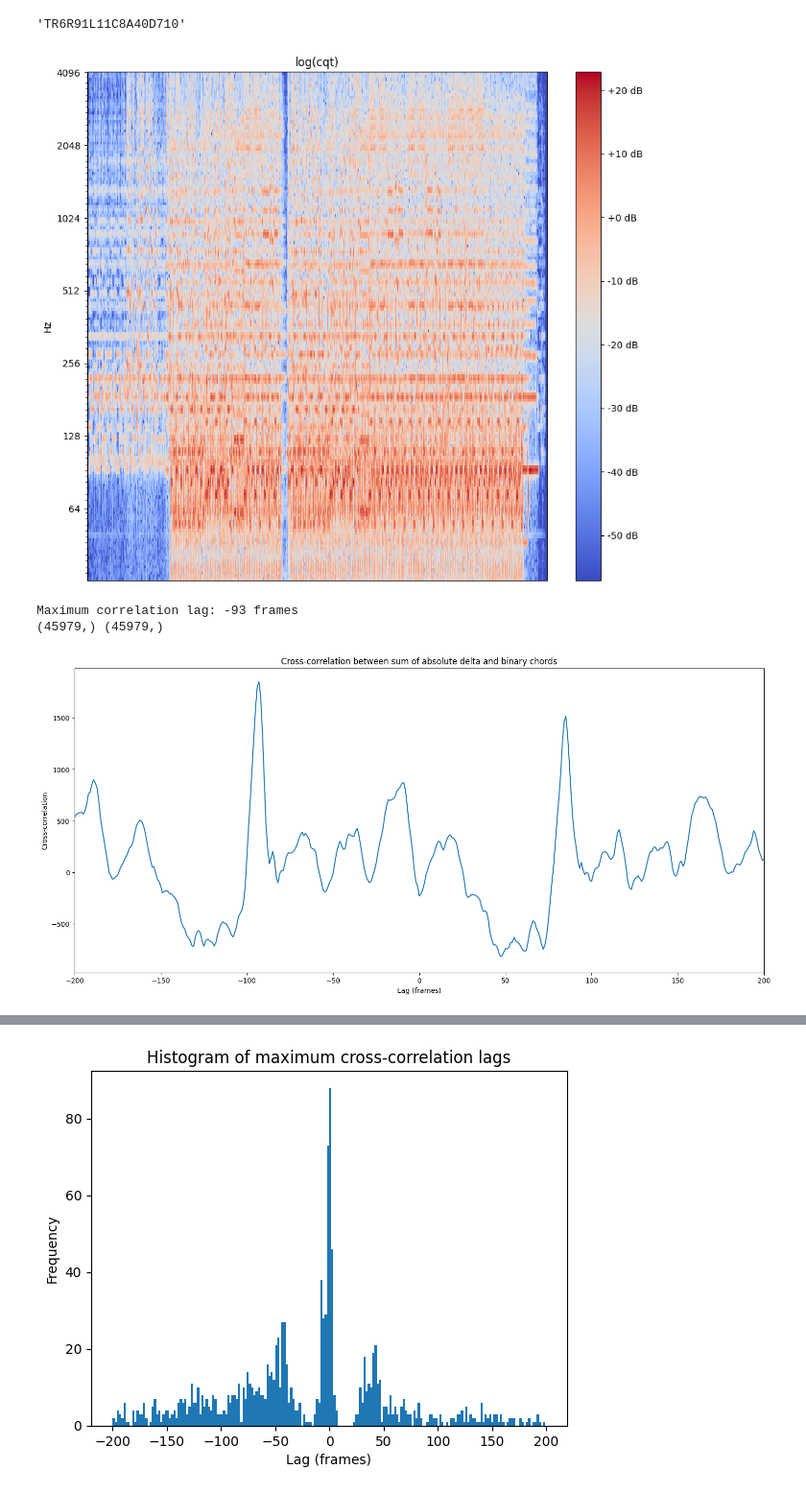
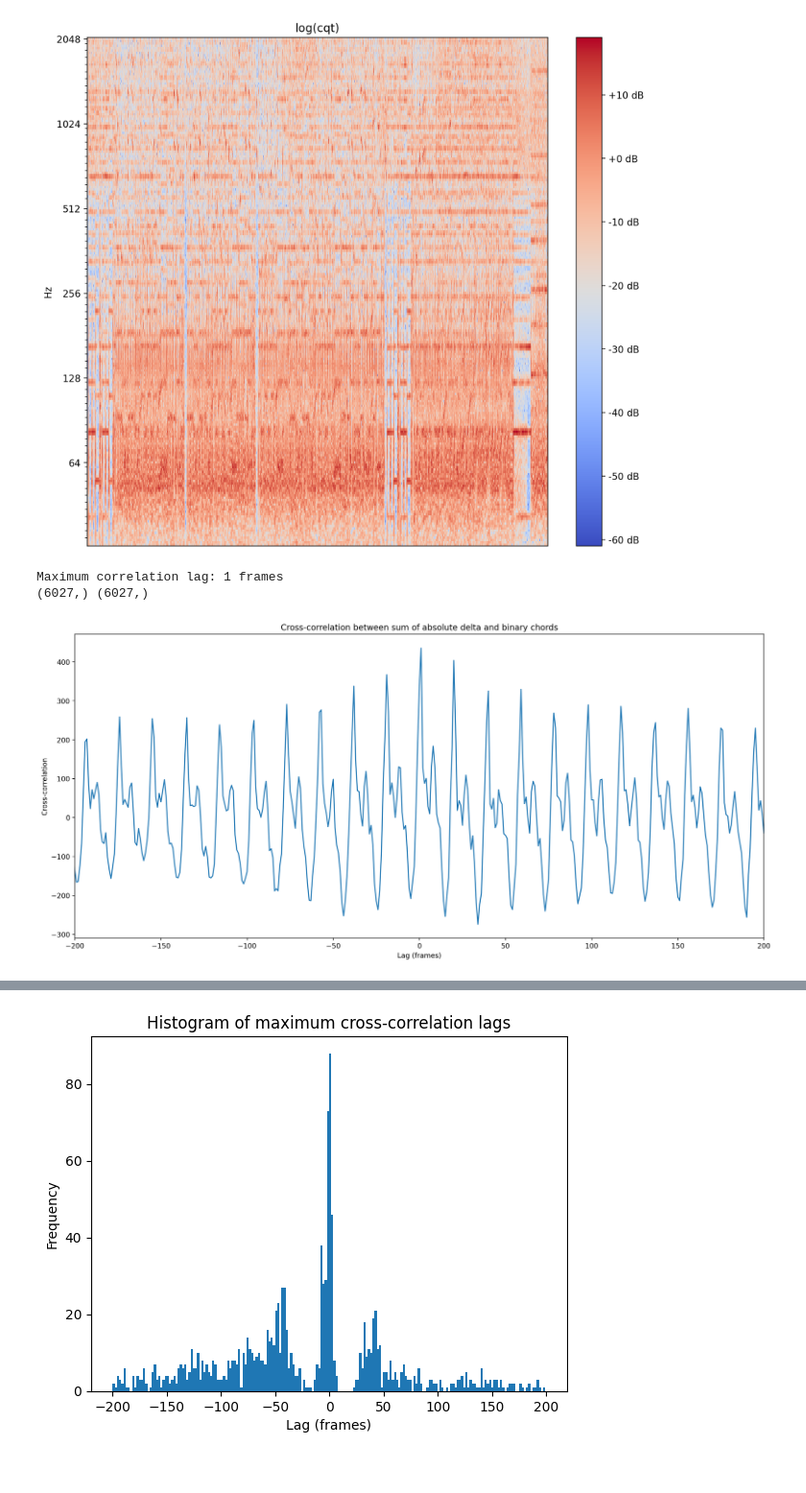
Before and after one commit to PierreRL/AutomaticChordRecognition, a Jupyter notebook: notebooks/test-alignment.ipynb, the cells around one changed output, grey strips where cells are left out. Shown at 96% size. Saved outputs shown, nothing was run; the diff lists cells and outputs as text; code cells hidden in the pictures.

```diff
--- a/notebooks/test-alignment.ipynb
+++ b/notebooks/test-alignment.ipynb
@@ -3,38 +0,0 @@
-# %%
-# Get first file name
-import os
-
-def get_file_name():
-    with open ('./data/chord_data_1217/audio/filelist.txt', 'r') as f:
-        lines = f.readlines()
-        for line in lines:
-            line = line.strip()
-            return line
-
-def get_file_name_list():
-    with open ('./data/chord_data_1217/audio/filelist.txt', 'r') as f:
-        lines = f.readlines()
-        file_list = []
-        for line in lines:
-            line = line.strip()
-            file_list.append(line)
-        return file_list
-
-def trim_file_name(file_name):
-    return os.path.splitext(os.path.basename(file_name))[0]
-
-trim_file_name(get_file_name())
-# %% [output]
-'TR6R91L11C8A40D710'
-# %%
-import numpy as np
-import librosa
-
-
-src = librosa.load(os.path.join('./data/chord_data_1217/audio/', f'{filename}.mp3'), sr=None)[0]
-
-cqt = librosa.amplitude_to_db(
-    np.abs(
-        librosa.cqt(src, sr=SR, hop_length=hop_length, n_bins=n_bins, bins_per_octave=bins_per_octave, fmin=librosa.note_to_hz('C1'))
-    )
-)
@@ -41,16 +13,16 @@ cqt = librosa.amplitude_to_db(
 # %%
-from librosa.display import specshow
-import matplotlib.pyplot as plt
+filenames = get_filenames()
+cqt = get_cqt(filenames[0], return_as_tensor=False).T
 
 plt.figure(figsize=(18, 8))
 plt.subplot(1, 2, 2)
-img = librosa.display.specshow(cqt, y_axis='cqt_hz', sr=SR, hop_length=hop_length, bins_per_octave=bins_per_octave)
+img = librosa.display.specshow(cqt, y_axis='cqt_hz', sr=SR, hop_length=HOP_LENGTH, bins_per_octave=BINS_PER_OCTAVE)
 plt.colorbar(img, format="%+2.f dB")
 plt.title('log(cqt)')
 plt.tight_layout()
 plt.show()
 # %% [output]
-[figure, old version]
+[figure, new version]
 # %%
 from scipy.signal import correlate
 import jams
@@ -107,7 +67,7 @@ def get_max_corr(filename):
 # %%
-filename = 'TRZUUDG149E37F179C'
+filename = filenames[20]
 
-max, corr, lags, _, _ = get_max_corr(filename)
+max, corr, lags, _ = get_max_corr(filename)
 print(f'Maximum correlation lag: {max} frames')
 plt.figure(figsize=(18, 8))
 print(lags.shape, corr.shape)
@@ -118,9 +78,9 @@ plt.title('Cross-correlation between sum of absolute delta and binary chords')
 plt.xlim(-200, 200)
 plt.show()
 # %% [output]
-Maximum correlation lag: -93 frames
-(45979,) (45979,)
+Maximum correlation lag: 1 frames
+(6027,) (6027,)
-[figure, old version]
+[figure, new version]
 # %%
 from tqdm import tqdm
 import pandas as pd
```
Also changed, not shown: parts of 6 cells of this notebook, 11 other files.
